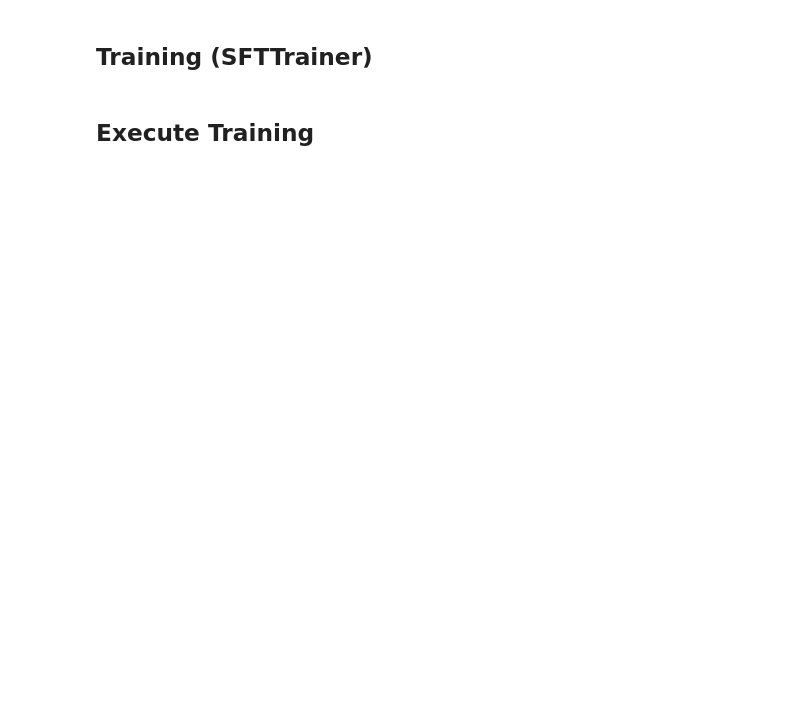
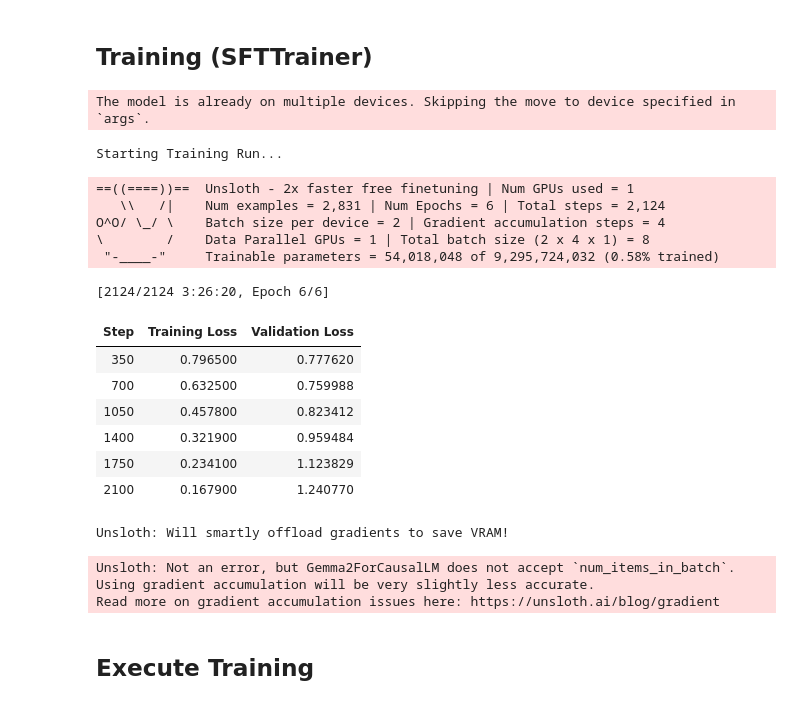
Before and after one commit to Bayhaqieee/NusantaraLaw-Corpus, a Jupyter notebook: finetuning-llm/notebook/gemma-9b-fine-tune-using-qlora-nlaw.ipynb, the cells around one changed output. Cells and saved outputs as stored; diff of their text form; code cells hidden in the pictures; blank space fills up the shorter version.

Commit message:
Gemma 9b Fine-tune using QLoRA - NLaw | Error fix

```diff
--- a/finetuning-llm/notebook/gemma-9b-fine-tune-using-qlora-nlaw.ipynb
+++ b/finetuning-llm/notebook/gemma-9b-fine-tune-using-qlora-nlaw.ipynb
@@ -180,43 +192,70 @@ from trl import SFTTrainer, SFTConfig
 from transformers import TrainingArguments
 from unsloth import is_bfloat16_supported
 
-# 1. Split data (90% train, 10% test) to enable evaluation
+# 1. Split data (90% train, 10% test)
 dataset_split = dataset.train_test_split(test_size=0.1)
 train_dataset = dataset_split["train"]
 eval_dataset = dataset_split["test"]
 
-# 2. Configure Training
+# 2. Configure Training for ~6 Hours
 sft_config = SFTConfig(
     output_dir = "outputs",
     max_seq_length = max_seq_length,
     dataset_text_field = "text",
     dataset_num_proc = 2,
     packing = False,
     per_device_train_batch_size = 2,
     gradient_accumulation_steps = 4,
-    warmup_steps = 5,
-    max_steps = 100,
-    learning_rate = 2e-4,
+
+    # 1 Epoch ~= 354 steps.
+    # 6 Epochs ~= 2124 steps ~= 6 Hours of training
+    num_train_epochs = 6,
+    learning_rate = 5e-5,
+    lr_scheduler_type = "cosine",
+    warmup_steps = 100,
     fp16 = not is_bfloat16_supported(),
     bf16 = is_bfloat16_supported(),
     optim = "adamw_8bit",
     weight_decay = 0.01,
-    lr_scheduler_type = "linear",
     seed = 3407,
     eval_strategy = "steps",
-    eval_steps = 20,
-    per_device_eval_batch_size = 2,
-    logging_steps = 1,
+    eval_steps = 350,
+    save_steps = 350,
+    logging_steps = 10,
     report_to = "none",
 )
 
 trainer = SFTTrainer(
     model = model,
     tokenizer = tokenizer,
     train_dataset = train_dataset,
     eval_dataset = eval_dataset,
     args = sft_config,
 )
+
+# 3. Execute
+print("Starting Training Run...")
+trainer_stats = trainer.train()
+# %% [output]
+The model is already on multiple devices. Skipping the move to device specified in `args`.
+Starting Training Run...
+==((====))==  Unsloth - 2x faster free finetuning | Num GPUs used = 1
+   \\   /|    Num examples = 2,831 | Num Epochs = 6 | Total steps = 2,124
+O^O/ \_/ \    Batch size per device = 2 | Gradient accumulation steps = 4
+\        /    Data Parallel GPUs = 1 | Total batch size (2 x 4 x 1) = 8
+ "-____-"     Trainable parameters = 54,018,048 of 9,295,724,032 (0.58% trained)
+[2124/2124 3:26:20, Epoch 6/6]
+| Step | Training Loss | Validation Loss |
+| 350 | 0.796500 | 0.777620 |
+| 700 | 0.632500 | 0.759988 |
+| 1050 | 0.457800 | 0.823412 |
+| 1400 | 0.321900 | 0.959484 |
+| 1750 | 0.234100 | 1.123829 |
+| 2100 | 0.167900 | 1.240770 |
+Unsloth: Will smartly offload gradients to save VRAM!
+Unsloth: Not an error, but Gemma2ForCausalLM does not accept `num_items_in_batch`.
+Using gradient accumulation will be very slightly less accurate.
+Read more on gradient accumulation issues here: https://unsloth.ai/blog/gradient
 # %% [markdown]
 ## Execute Training
 # %%
```
Also changed, not shown: parts of 8 cells of this notebook.
